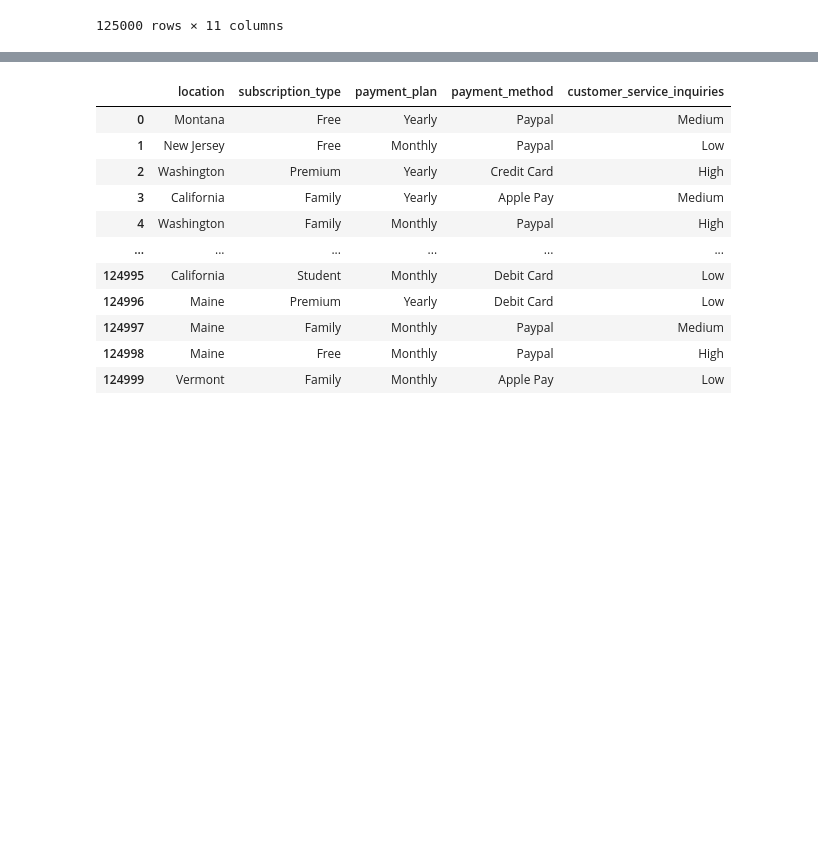
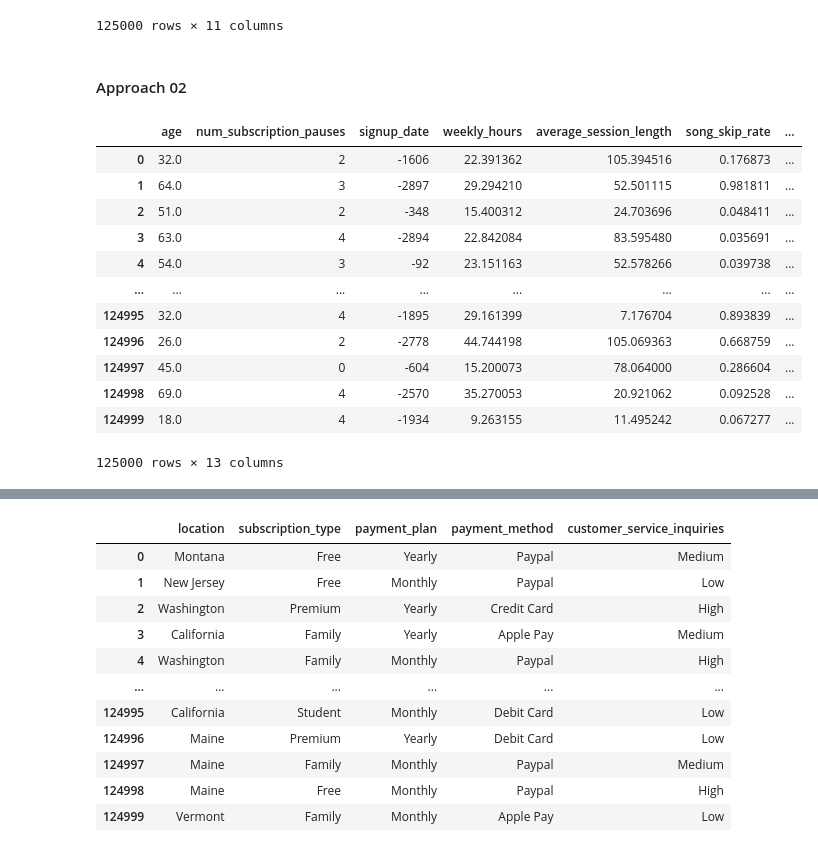
Before and after one commit to santander-coders-1175/machine-learning-2, a Jupyter notebook: src/pynb/exp-j.ipynb, the cells around one changed output, grey strips where cells are left out. Saved outputs shown, nothing was run; the diff lists cells and outputs as text; code cells hidden in the pictures; blank space fills up the shorter version.

```diff
--- a/src/pynb/exp-j.ipynb
+++ b/src/pynb/exp-j.ipynb
@@ -241,3 +250,21 @@ num_flag
 | 124998 | 4 | 4 | 1 | 3 | 1 | ... |
 | 124999 | 1 | 4 | 2 | 2 | 1 | ... |
 125000 rows × 11 columns
+# %% [markdown]
+#### Approach 02
+# %%
+num_features
+# %% [output]
+|  | age | num_subscription_pauses | signup_date | weekly_hours | average_session_length | song_skip_rate | ... |
+| 0 | 32.0 | 2 | -1606 | 22.391362 | 105.394516 | 0.176873 | ... |
+| 1 | 64.0 | 3 | -2897 | 29.294210 | 52.501115 | 0.981811 | ... |
+| 2 | 51.0 | 2 | -348 | 15.400312 | 24.703696 | 0.048411 | ... |
+| 3 | 63.0 | 4 | -2894 | 22.842084 | 83.595480 | 0.035691 | ... |
+| 4 | 54.0 | 3 | -92 | 23.151163 | 52.578266 | 0.039738 | ... |
+| ... | ... | ... | ... | ... | ... | ... | ... |
+| 124995 | 32.0 | 4 | -1895 | 29.161399 | 7.176704 | 0.893839 | ... |
+| 124996 | 26.0 | 2 | -2778 | 44.744198 | 105.069363 | 0.668759 | ... |
+| 124997 | 45.0 | 0 | -604 | 15.200073 | 78.064000 | 0.286604 | ... |
+| 124998 | 69.0 | 4 | -2570 | 35.270053 | 20.921062 | 0.092528 | ... |
+| 124999 | 18.0 | 4 | -1934 | 9.263155 | 11.495242 | 0.067277 | ... |
+125000 rows × 13 columns
```
Also changed, not shown: parts of 23 cells of this notebook.
